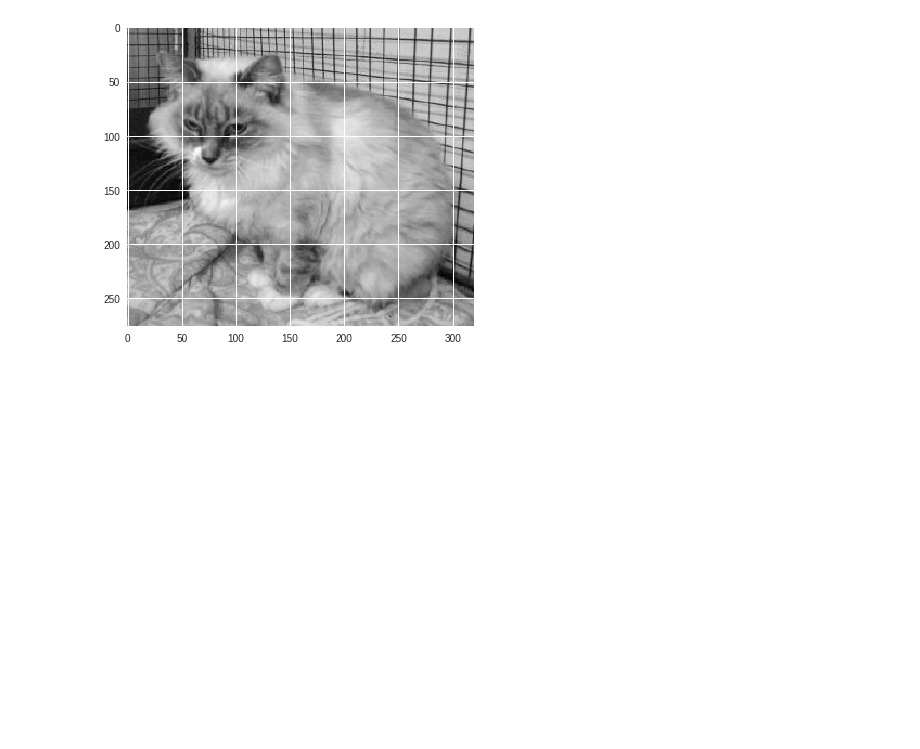
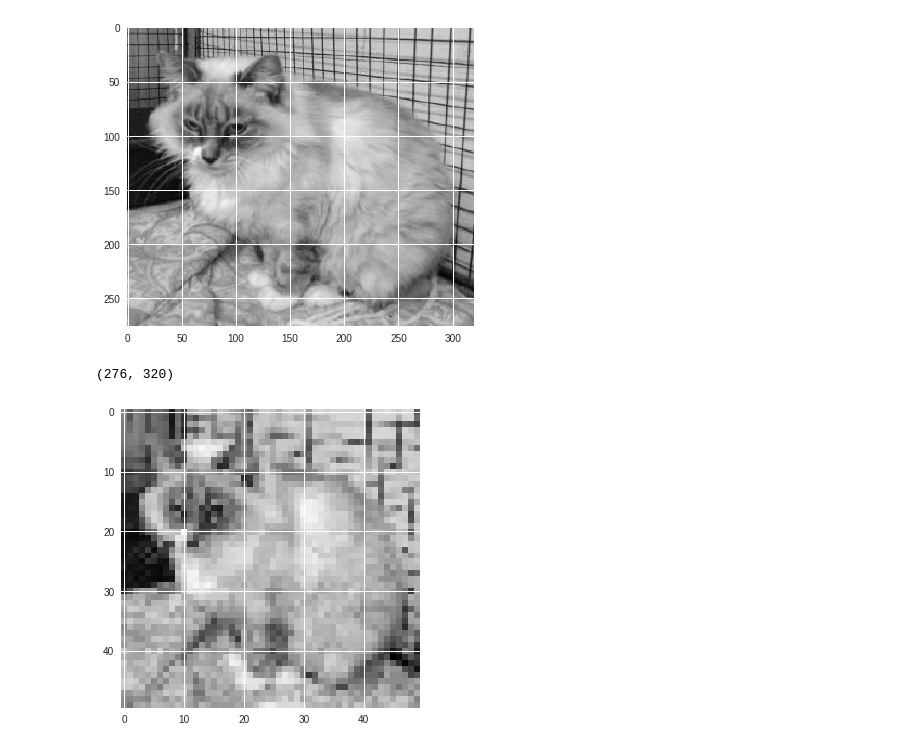
Before and after one commit to dilrubashowkat/MLearn, a Jupyter notebook: Untitled2.ipynb, the cells around one changed output. Saved outputs shown, nothing was run; the diff lists cells and outputs as text; code cells hidden in the pictures; blank space fills up the shorter version.

```diff
--- a/Untitled2.ipynb
+++ b/Untitled2.ipynb
@@ -53,0 +59,12 @@ print(img_array)
+# %%
+#print(img_array)
+print(img_array.shape)
+# %% [output]
+(276, 320)
+# %%
+img_size = 50
+new_array = cv2.resize(img_array,(img_size,img_size))
+plt.imshow(new_array,cmap='gray')
+plt.show()
+# %% [output]
+[figure, added]
```
Also changed, not shown: parts of 5 cells of this notebook.
